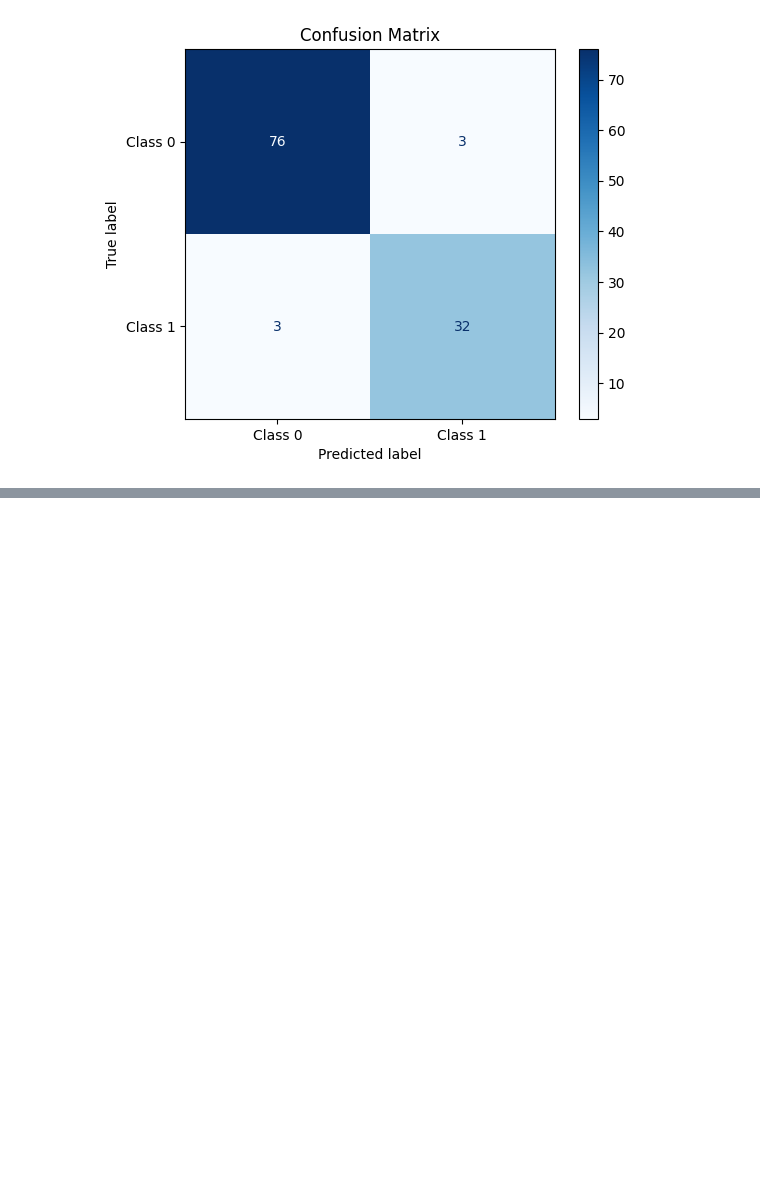
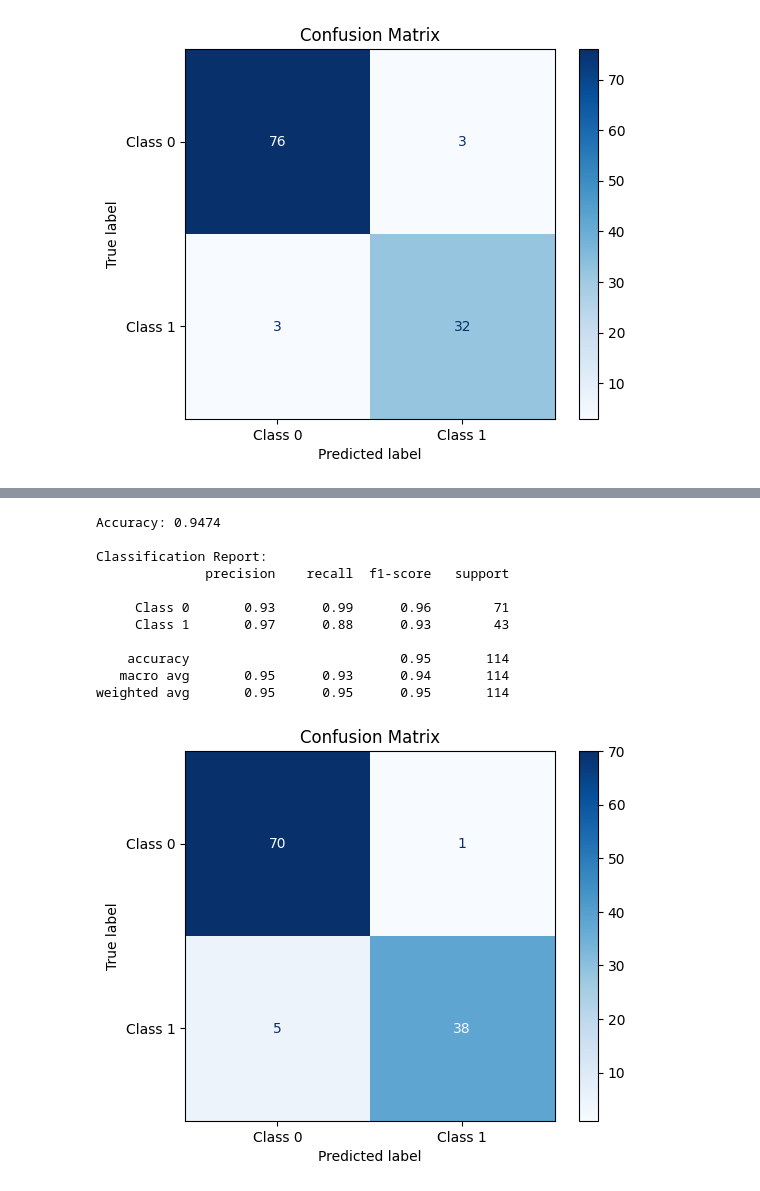
Before and after one commit to Talha1818/PyTorch, a Jupyter notebook: Training_through_Pytorch.ipynb, the cells around one changed output, grey strips where cells are left out. Drawn from its saved outputs; the diff is of its cells as text; code cells hidden in the pictures; blank space fills up the shorter version.

Commit message:
Updated NN module , Dataset & Dataloader Class

```diff
--- a/Training_through_Pytorch.ipynb
+++ b/Training_through_Pytorch.ipynb
@@ -175,0 +181,18 @@ weighted avg       0.95      0.95      0.95       114
+# %%
+class NeuralNetworkNNModule(nn.Module):
+  def __init__(self, num_features):
+    super(NeuralNetworkNNModule, self).__init__()
+    self.linear = nn.Linear(num_features, 1)
+    self.sigmoid = nn.Sigmoid()
+
+  def forward(self, X):
+    x = self.linear(X)
+    x = self.sigmoid(x)
+    return x
+# %%
+learning_rate = 0.1
+epochs = 25
+# %%
+model = NeuralNetworkNNModule(X_train_tensor.shape[1])
+# %%
+loss_function = nn.BCELoss()
@@ -175,0 +241,37 @@ weighted avg       0.95      0.95      0.95       114
+# %%
+from sklearn.metrics import classification_report, confusion_matrix, ConfusionMatrixDisplay, accuracy_score
+import matplotlib.pyplot as plt
+
+# model evaluation
+with torch.no_grad():
+    y_pred_probs = model.forward(X_test_tensor)
+    y_pred = (y_pred_probs > 0.5).float()
+    print(f'Accuracy: {accuracy_score(y_test_tensor, y_pred):.4f}')
+
+    # Convert tensors to numpy arrays
+    y_pred_np = y_pred.cpu().numpy().astype(int)
+    y_true_np = y_test_tensor.cpu().numpy().astype(int)
+
+    # Classification Report
+    print("\nClassification Report:")
+    print(classification_report(y_true_np, y_pred_np, target_names=["Class 0", "Class 1"]))
+
+    # Confusion Matrix
+    cm = confusion_matrix(y_true_np, y_pred_np)
+    disp = ConfusionMatrixDisplay(confusion_matrix=cm, display_labels=["Class 0", "Class 1"])
+    disp.plot(cmap=plt.cm.Blues)
+    plt.title("Confusion Matrix")
+    plt.show()
+# %% [output]
+Accuracy: 0.9474
+
+Classification Report:
+              precision    recall  f1-score   support
+
+     Class 0       0.93      0.99      0.96        71
+     Class 1       0.97      0.88      0.93        43
+
+    accuracy                           0.95       114
+   macro avg       0.95      0.93      0.94       114
+weighted avg       0.95      0.95      0.95       114
+[figure, added]
```
Also changed, not shown: parts of 16 cells of this notebook.
